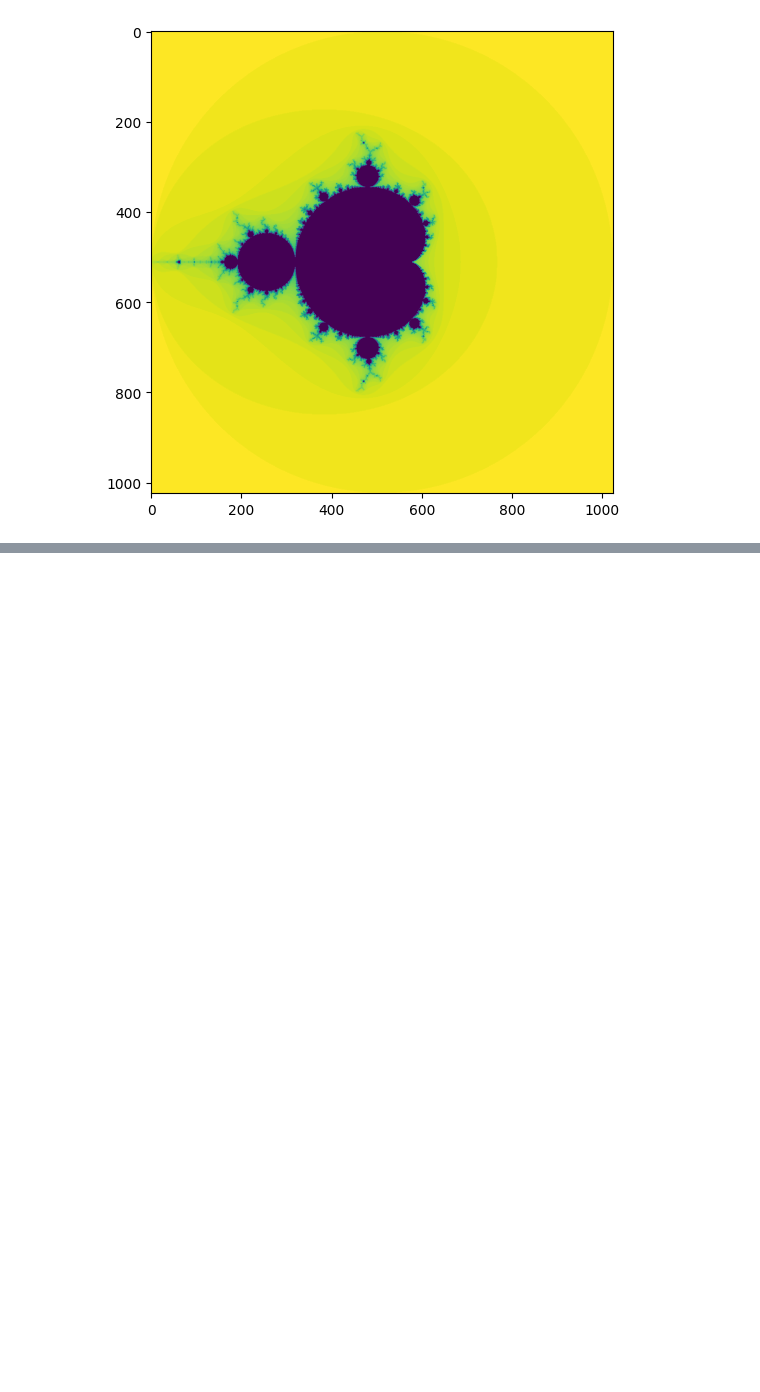
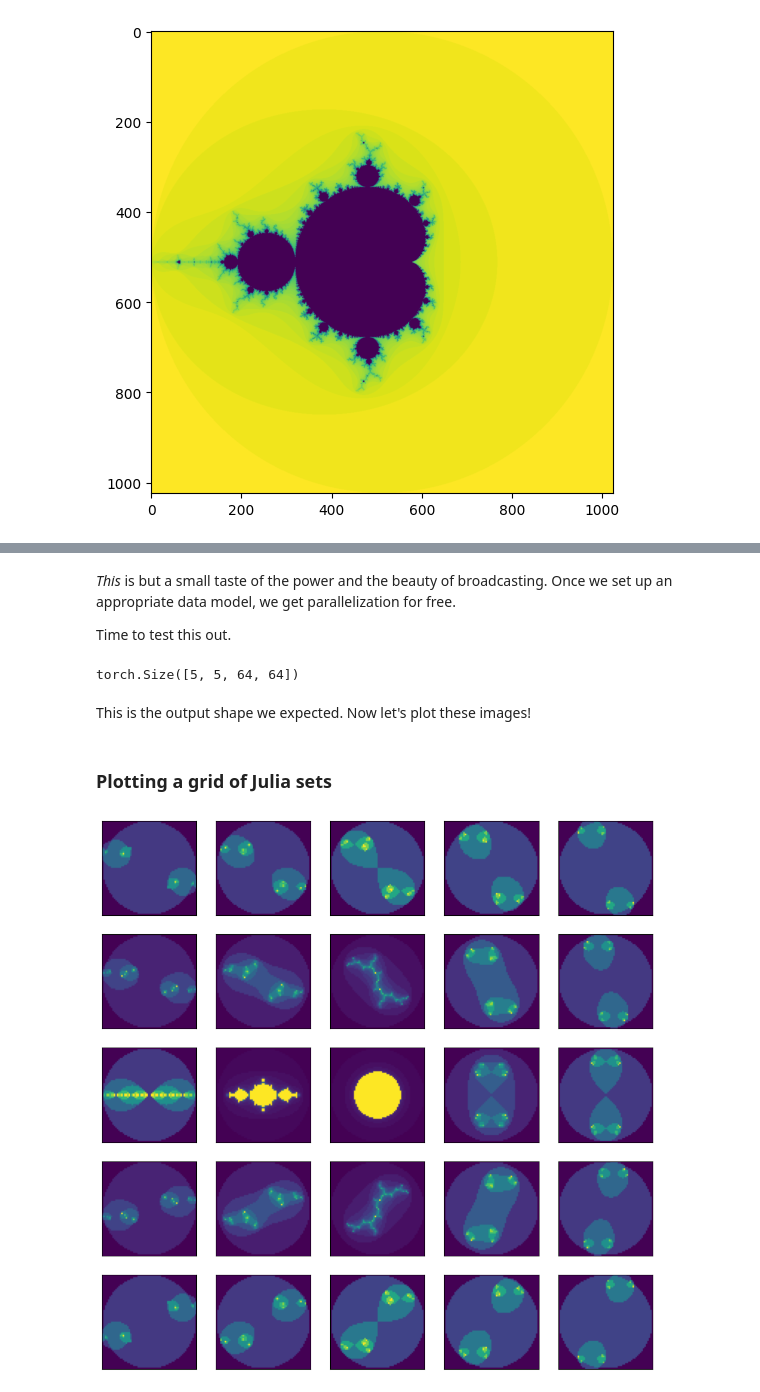
Before and after one commit to wall-e785/Week2-Randomness-and-Chaos, a Jupyter notebook: julia_fractals.ipynb, the cells around one changed output, grey strips where cells are left out. Saved outputs shown, nothing was run; the diff lists cells and outputs as text; code cells hidden in the pictures; blank space fills up the shorter version.

```diff
--- a/julia_fractals.ipynb
+++ b/julia_fractals.ipynb
@@ -209,0 +295,4 @@ plot_julia(img, sz=6)
+# %%
+c, z = make_cz_grids(grid_resolution, image_resolution, device=device)
+
+(c[0] + z[0]).shape
@@ -209,0 +307,44 @@ plot_julia(img, sz=6)
+# %%
+def quadratic_method(c, z, n_iterations, divergence_value, device='cuda'):
+    '''Iteratively apply the quadratic map `z = z^2 + c` for `n_iterations` times
+        c: tuple of the real and imaginary components of the constant value
+        z: tuple of the real and imaginary components of the initial z-value
+    '''
+    # add c[0] to get the right shape
+    stable_steps = torch.zeros_like(c[0] + z[0]).to(device)
+
+    for i in range(n_iterations):
+        mask = torch.lt(complex_magnitude(*z), divergence_value)
+        stable_steps += mask.to(torch.float32)
+        z = (z[0]**2-z[1]**2 + c[0], # real
+             2*z[0]*z[1] + c[1])     # imaginary
+    return stable_steps / n_iterations
+# %% [markdown]
+*This* is but a small taste of the power and the beauty of broadcasting. Once we set up an appropriate data model, we get parallelization for free.
+
+Time to test this out.
+# %%
+n_iterations = 50
+c, z = make_cz_grids(grid_resolution, image_resolution, device=device)
+imgs = quadratic_method(c, z, n_iterations, divergence_value, device=device)
+imgs.shape
+# %% [output]
+torch.Size([5, 5, 64, 64])
+# %% [markdown]
+This is the output shape we expected. Now let's plot these images!
+# %% [markdown]
+### Plotting a grid of Julia sets
+# %%
+def plot_julia_grid(images, figsize=(12,12)):
+    rows, cols = images.shape[:2]
+    fig, axs = plt.subplots(rows, cols, figsize=figsize)
+    for i in range(rows):
+        for j in range(cols):
+            axs[i,j].imshow(images[i,j].cpu())
+            axs[i,j].get_xaxis().set_visible(False)
+            axs[i,j].get_yaxis().set_visible(False)
+    plt.show()
+# %%
+plot_julia_grid(imgs)
+# %% [output]
+[figure, added]
```
Also changed, not shown: parts of 45 cells of this notebook, 1 other file.
